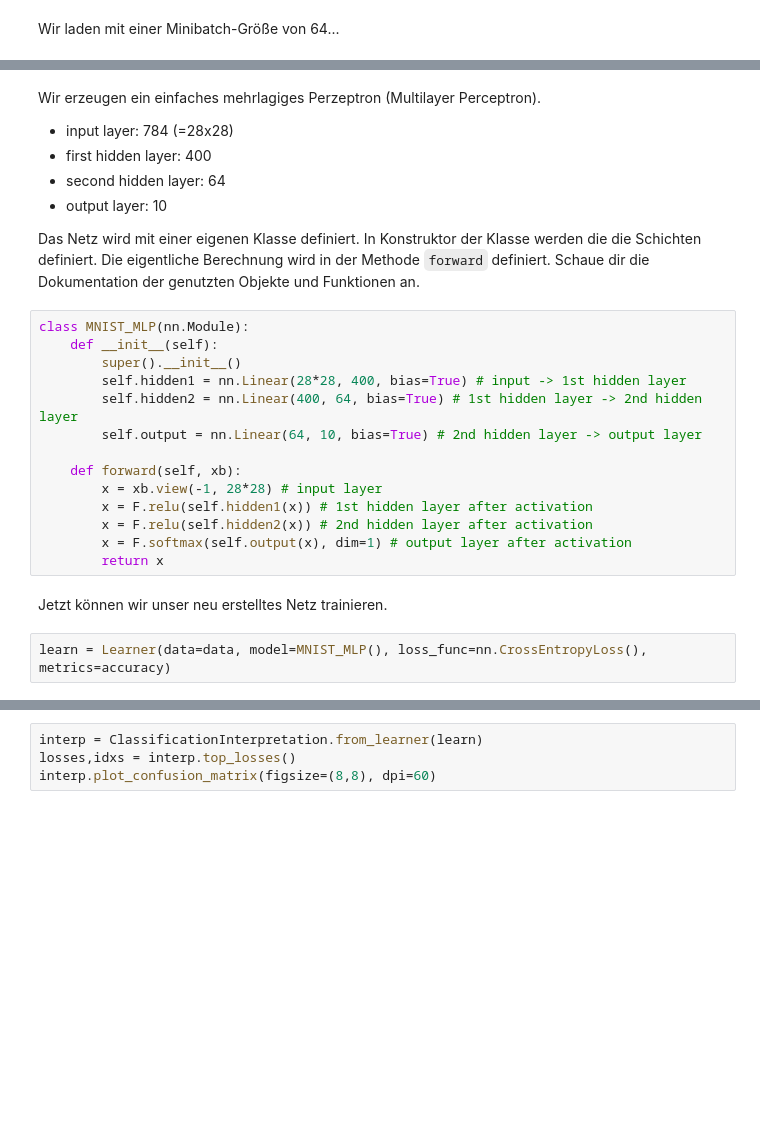
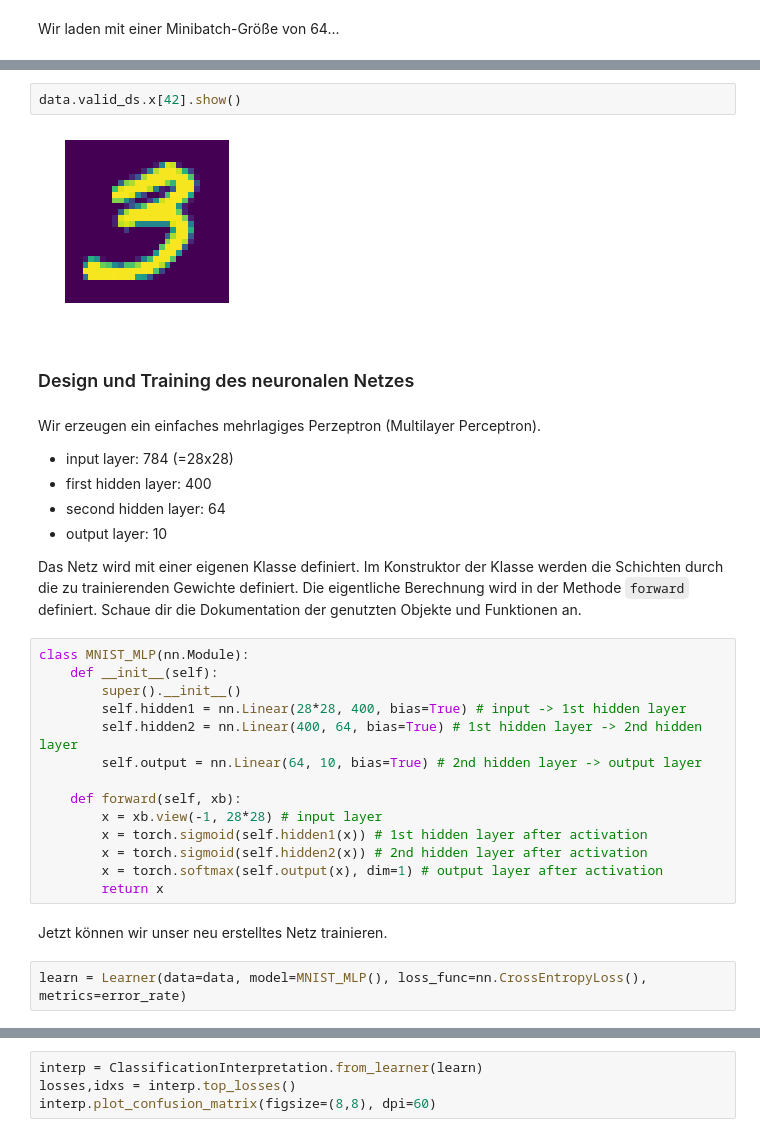
Before and after one commit to y-ph/exxwks-AI, a Jupyter notebook: 03-back-to-the-basics.ipynb, the cells around one changed output, grey strips where cells are left out. Saved outputs shown, nothing was run; the diff lists cells and outputs as text; blank space fills up the shorter version.

```diff
--- a/03-back-to-the-basics.ipynb
+++ b/03-back-to-the-basics.ipynb
@@ -48,3 +97,9 @@ data.show_batch(rows=8, figsize=(15,11))
+# %%
+data.valid_ds.x[42].show()
+# %% [output]
+[figure, added]
+# %% [markdown]
+### Design und Training des neuronalen Netzes
 # %% [markdown]
 Wir erzeugen ein einfaches mehrlagiges Perzeptron (Multilayer Perceptron).
 
@@ -53,7 +108,7 @@ Wir erzeugen ein einfaches mehrlagiges Perzeptron (Multilayer Perceptron).
 * second hidden layer: 64
 * output layer: 10
 
-Das Netz wird mit einer eigenen Klasse definiert. In Konstruktor der Klasse werden die die Schichten definiert. Die eigentliche Berechnung wird in der Methode `forward` definiert. Schaue dir die Dokumentation der genutzten Objekte und Funktionen an.
+Das Netz wird mit einer eigenen Klasse definiert. Im Konstruktor der Klasse werden die Schichten durch die zu trainierenden Gewichte definiert. Die eigentliche Berechnung wird in der Methode `forward` definiert. Schaue dir die Dokumentation der genutzten Objekte und Funktionen an.
 # %%
 class MNIST_MLP(nn.Module):
     def __init__(self):
@@ -64,14 +119,14 @@ class MNIST_MLP(nn.Module):
 
     def forward(self, xb):
         x = xb.view(-1, 28*28) # input layer
-        x = F.relu(self.hidden1(x)) # 1st hidden layer after activation
-        x = F.relu(self.hidden2(x)) # 2nd hidden layer after activation
-        x = F.softmax(self.output(x), dim=1) # output layer after activation
+        x = torch.sigmoid(self.hidden1(x)) # 1st hidden layer after activation
+        x = torch.sigmoid(self.hidden2(x)) # 2nd hidden layer after activation
+        x = torch.softmax(self.output(x), dim=1) # output layer after activation
         return x
 # %% [markdown]
 Jetzt können wir unser neu erstelltes Netz trainieren.
 # %%
-learn = Learner(data=data, model=MNIST_MLP(), loss_func=nn.CrossEntropyLoss(), metrics=accuracy)
+learn = Learner(data=data, model=MNIST_MLP(), loss_func=nn.CrossEntropyLoss(), metrics=error_rate)
 # %%
 learn.fit_one_cycle(2)
 # %% [output]
```
Also changed, not shown: parts of 15 cells of this notebook, 1 other file.
